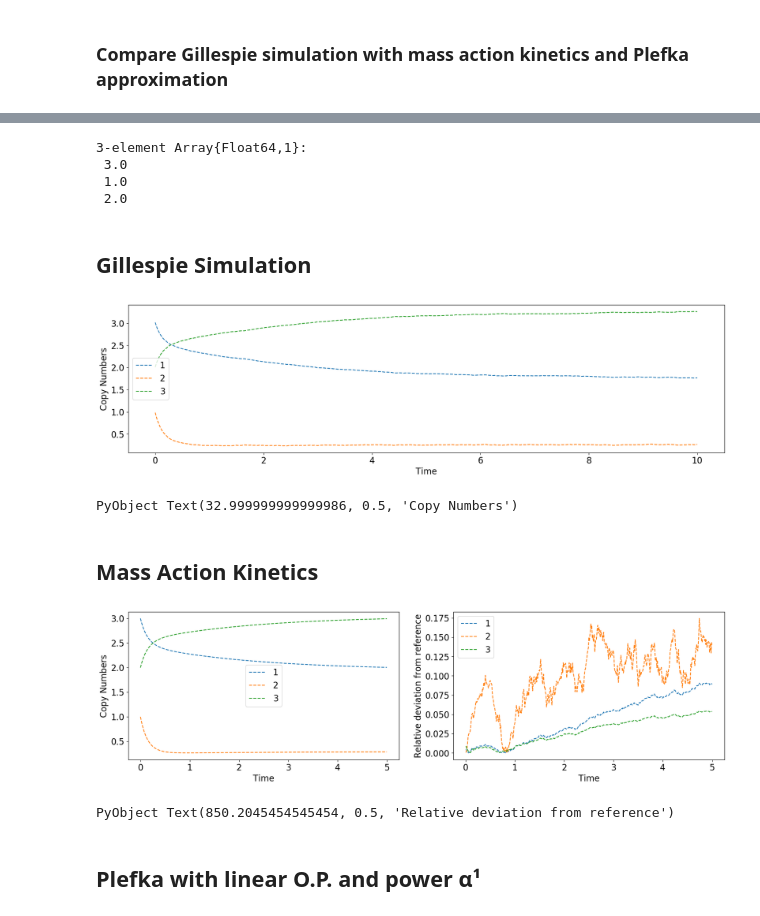
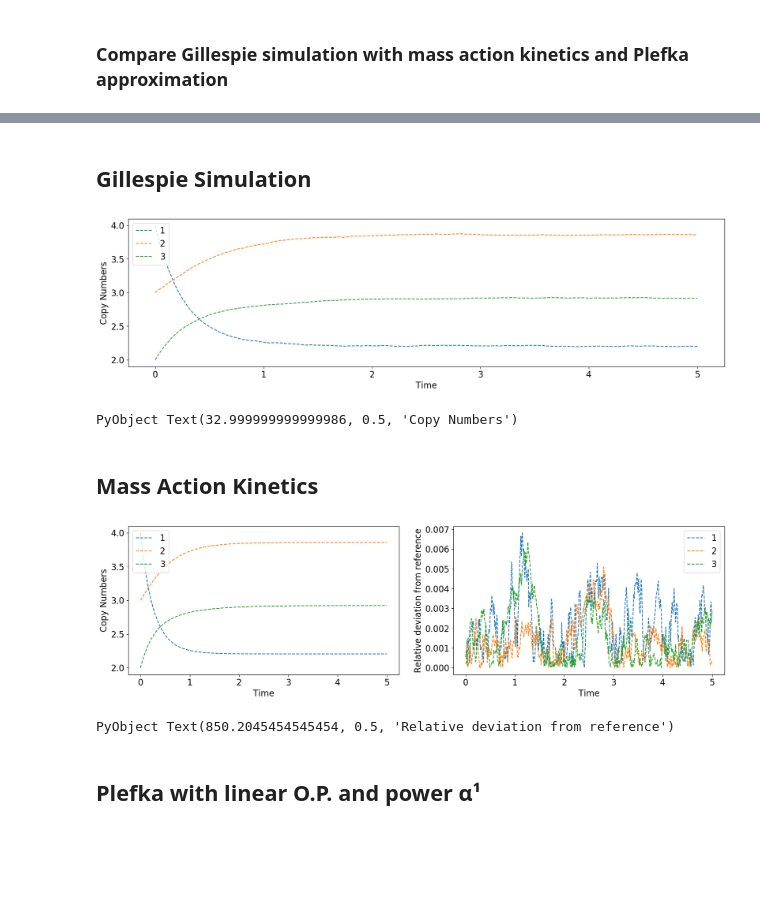
Before and after one commit to mkurjahn/CRN, a Jupyter notebook: examples/gene/Gene_Numerics.ipynb, the cells around one changed output, grey strips where cells are left out. Drawn from its saved outputs; the diff is of its cells as text; code cells hidden in the pictures; blank space fills up the shorter version.

```diff
--- a/examples/gene/Gene_Numerics.ipynb
+++ b/examples/gene/Gene_Numerics.ipynb
@@ -15,62 +11,60 @@ PyPlot.PyDict(PyPlot.matplotlib."rcParams")["font.size"] = 16
 # %%
-# Parameters
-num_species = 3     # number of species
-num_int = 3         # number of interaction reaction
+function Gene_params()
+    # Parameters
+    num_species = 3     # number of species
+    num_int = 3         # number of interaction reaction
 
-# Reaction constants
-k1 = 0*[8.0, 8.0, 3.0]    # Creation
-k2 = [0, 2.0, 0]    # Annihiliation
-#k2[2] = 1.0   # keep annihilation of protein unchanged
-k3 = [0.3, 1.6, 0.3]           # Interaction
-k = [k1, k2, k3]
+    # Reaction constants
+    k1 = [8.0, 8.0, 3.0]    # Creation
+    k2 = [3.0, 2.0, 1.5]    # Annihiliation
+    k3 = [0.5, 0.3, 0.4]    # Interaction
+    k = [k1, k2, k3]
 
-# Stoichiometric
-s_i = zeros(Int, num_int, num_species)
-r_i = copy(s_i)
-s_i[1,:] = [1 1 0]
-r_i[1,:] = [1 0 0]
-s_i[2,:] = [0 0 1]
-r_i[2,:] = [1 1 0]
-s_i[3,:] = [1 1 0]
-r_i[3,:] = [0 0 1]
+    # Stoichiometric
+    s_i = zeros(Int, num_int, num_species)
+    r_i = copy(s_i)
+    s_i[1,:] = [1 1 0]
+    r_i[1,:] = [1 0 0]
+    s_i[2,:] = [0 0 1]
+    r_i[2,:] = [1 1 0]
+    s_i[3,:] = [1 1 0]
+    r_i[3,:] = [0 0 1]
 
-# Times
-t_init = 0.0        # Start time
-t_final = 10.0       # End time
-delta_t = 0.02      # time step
-tspan = collect(t_init:delta_t:t_final)
+    # Times
+    t_init = 0.0        # Start time
+    t_final = 5.0       # End time
+    delta_t = 0.01      # time step
 
-# Initial condition
-# x0 = k1 ./ k2
-x0 = [3., 1., 2.]
+    # Initial condition
+    x0 = [4., 3., 2.]
+
+    return Parameters(x0, k, s_i, r_i, t_init, t_final, delta_t)
+end
+p = Gene_params()
+ts = tspan(p);
-# %% [output]
-3-element Array{Float64,1}:
- 3.0
- 1.0
- 2.0
 # %% [markdown]
 ## Gillespie Simulation
 # %%
-N = 10000   # Repititions
-res_gil = gillespie_avg(x0, k, s_i, r_i, tspan, N)
+N = 100000   # Repititions
+res_gil = gillespie_avg(p.x0, p.k, p.s_i, p.r_i, ts, N)
 plot_trajectories(res_gil)
 # %% [output]
-[figure, old version]
+[figure, new version]
 PyObject Text(32.999999999999986, 0.5, 'Copy Numbers')
 # %% [markdown]
 ## Mass Action Kinetics
 # %%
 function f_massAction!(du,u,k,t)
-    du[1] = k1[1] - k2[1]*u[1] - k3[2]*u[1]*u[2] + k3[3]*u[3]
-    du[2] = k1[2] - k2[2]*u[2] + k3[1]*u[1] - k3[2]*u[1]*u[2] + k3[3]*u[3]
-    du[3] = k1[3] - k2[3]*u[3] + k3[2]*u[1]*u[2] - k3[3]*u[3]
+    du[1] = k[1][1] - k[2][1]*u[1] - k[3][2]*u[1]*u[2] + k[3][3]*u[3]
+    du[2] = k[1][2] - k[2][2]*u[2] + k[3][1]*u[1] - k[3][2]*u[1]*u[2] + k[3][3]*u[3]
+    du[3] = k[1][3] - k[2][3]*u[3] + k[3][2]*u[1]*u[2] - k[3][3]*u[3]
 end
 
-ts = (tspan[1], tspan[end])
-res_ma = ode_solver(f_massAction!, k, ts, delta_t, x0)
+tsp = (ts[1], ts[end])
+res_ma = ode_solver(f_massAction!, p.k, tsp, p.delta_t, p.x0)
 plot_trajectories_and_deviation(res_ma, res_gil)
 # %% [output]
-[figure, old version]
+[figure, new version]
 PyObject Text(850.2045454545454, 0.5, 'Relative deviation from reference')
 # %% [markdown]
 ## Plefka with linear O.P. and power α¹
```
Also changed, not shown: parts of 15 cells of this notebook, 1 other file.
